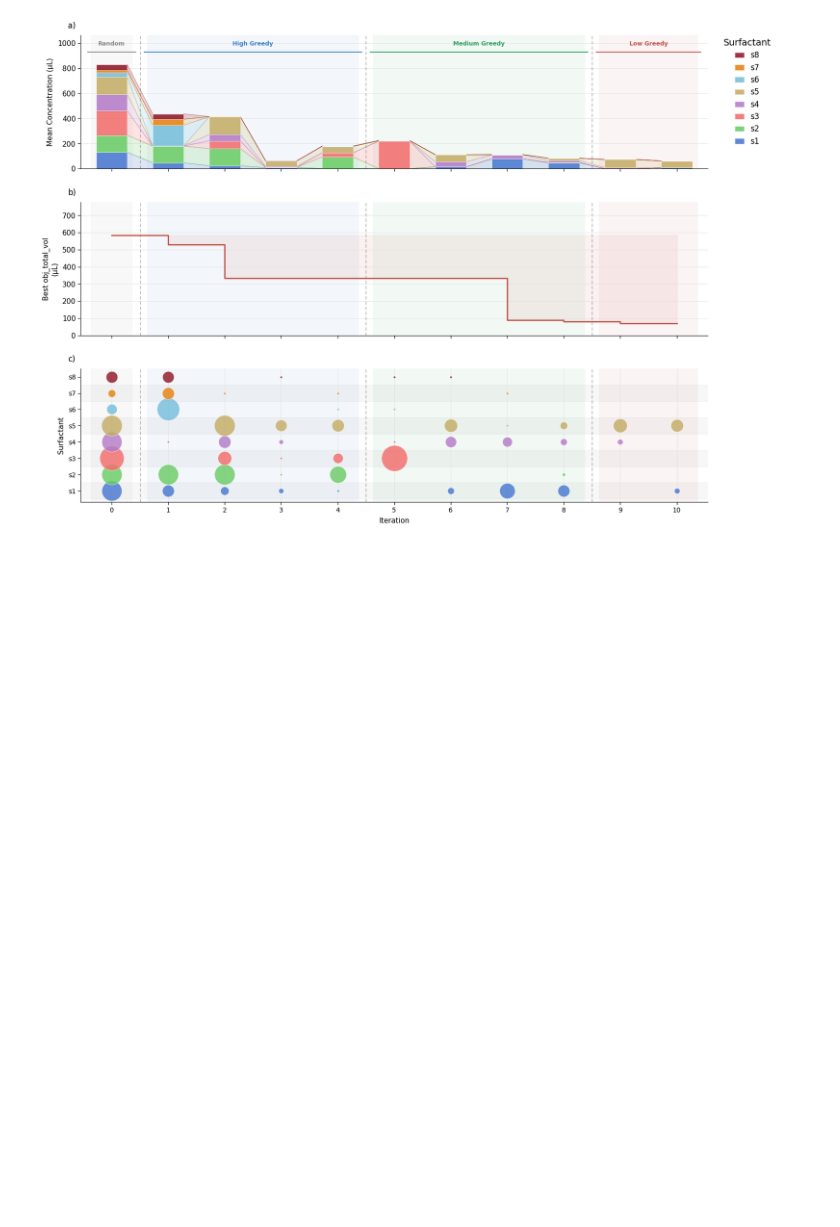
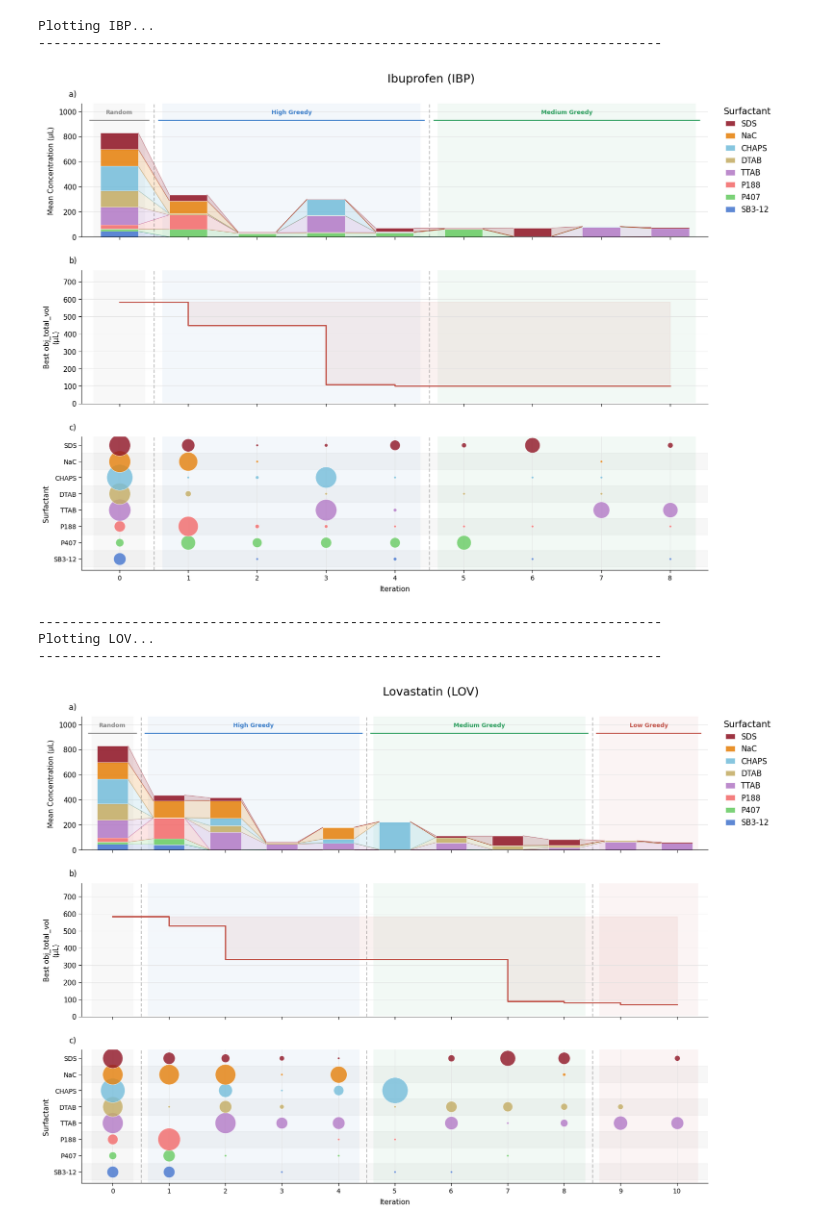
Before and after one commit to zeqingbaosdl5/drug-surfactant, a Jupyter notebook: data_analysis/data_analysis.ipynb, the cells around one changed output. Saved outputs shown, nothing was run; the diff lists cells and outputs as text; code cells hidden in the pictures; blank space fills up the shorter version.

```diff
--- a/data_analysis/data_analysis.ipynb
+++ b/data_analysis/data_analysis.ipynb
@@ -66,7 +36,20 @@ exp_params_dict
 # %%
+# data processing functions
+
 def add_iteration_number(df, trials_per_iteration, num_random_trials):
     df = df.copy()
     df['iteration'] = 0
     mask = df['trial_index'] >= num_random_trials
     df.loc[mask, 'iteration'] = ((df.loc[mask, 'trial_index'] - num_random_trials) // trials_per_iteration) + 1
     return df
+
+def add_success_column(df, threshold):
+    df = df.copy()
+    df['success'] = (df['absorbance'] < threshold).astype(int)
+    return df
+
+# replace the column names s1 to s8 to surfactant names
+def replace_surfacant_names(df):
+    df = df.copy()
+    df = df.rename(columns={key: surfactant_dict[key]['abbr'] for key in surfactant_dict.keys()})
+    return df
@@ -120,13 +89,16 @@ df
 # %%
-def plot_surfactant_combined(df, success_only=False, transparent=False):
+def plot_surfactant_combined(df, drug, success_only=False, transparent=False):
     from matplotlib.patches import Polygon
     import matplotlib.gridspec as gridspec
 
-    surfactants = ['s1', 's2', 's3', 's4', 's5', 's6', 's7', 's8']
+    surfactants = [surfactant_dict[key]['abbr'] for key in surfactant_dict.keys()][::-1]
+
+
     palette = [
         '#4878CF', '#6ACC65', "#F36D6D", '#B47CC7',
         '#C4AD66', '#77BEDB', '#E68310', "#911828"
     ]
+
 
     # Always use full df for best-so-far; success_only only affects stacked bars & bubble
     all_iters   = sorted(df['iteration'].unique())
@@ -319,6 +291,9 @@ def plot_surfactant_combined(df, success_only=False, transparent=False):
         ax_bot.set_xlabel('Iteration', fontsize=11, labelpad=6)
         ax_bot.set_ylabel('Surfactant', fontsize=11, labelpad=6)
 
+        title = f"{drug_dict[drug]['full_name']} ({drug_dict[drug]['abbr']})"
+        fig.suptitle(title, fontsize=18, y=0.93)
+
         # ── Panel labels ───────────────────────────────────────────────
         for ax, label in [(ax_top, 'a)'), (ax_best, 'b)'), (ax_bot, 'c)')]:
             ax.text(-0.020, 1.04, label, transform=ax.transAxes,
@@ -326,7 +301,7 @@ def plot_surfactant_combined(df, success_only=False, transparent=False):
 
         fig.tight_layout()
         plt.show()
+
+        # save to figures
+        save_path = f'figures/{drug_dict[drug]["abbr"]}_optimization_trace.png'
+        fig.savefig(save_path, dpi=300, bbox_inches='tight', facecolor=fig.get_facecolor())
-# %%
-plot_surfactant_combined(df)
-# %% [output]
-[figure, removed]
@@ -339,0 +308,16 @@ drug_dict = {
+# %%
+for drug in exp_dict.keys():
+
+    print(f"Plotting {drug}...")
+    print('-' * 80)
+    df = exp_dict[drug]['results']
+    plot_surfactant_combined(df, drug)
+    print('-' * 80)
+# %% [output]
+Plotting IBP...
+--------------------------------------------------------------------------------
+[figure, added]
+--------------------------------------------------------------------------------
+Plotting LOV...
+--------------------------------------------------------------------------------
+[figure, added]
```
Also changed, not shown: parts of 14 cells of this notebook, 4 other files.
